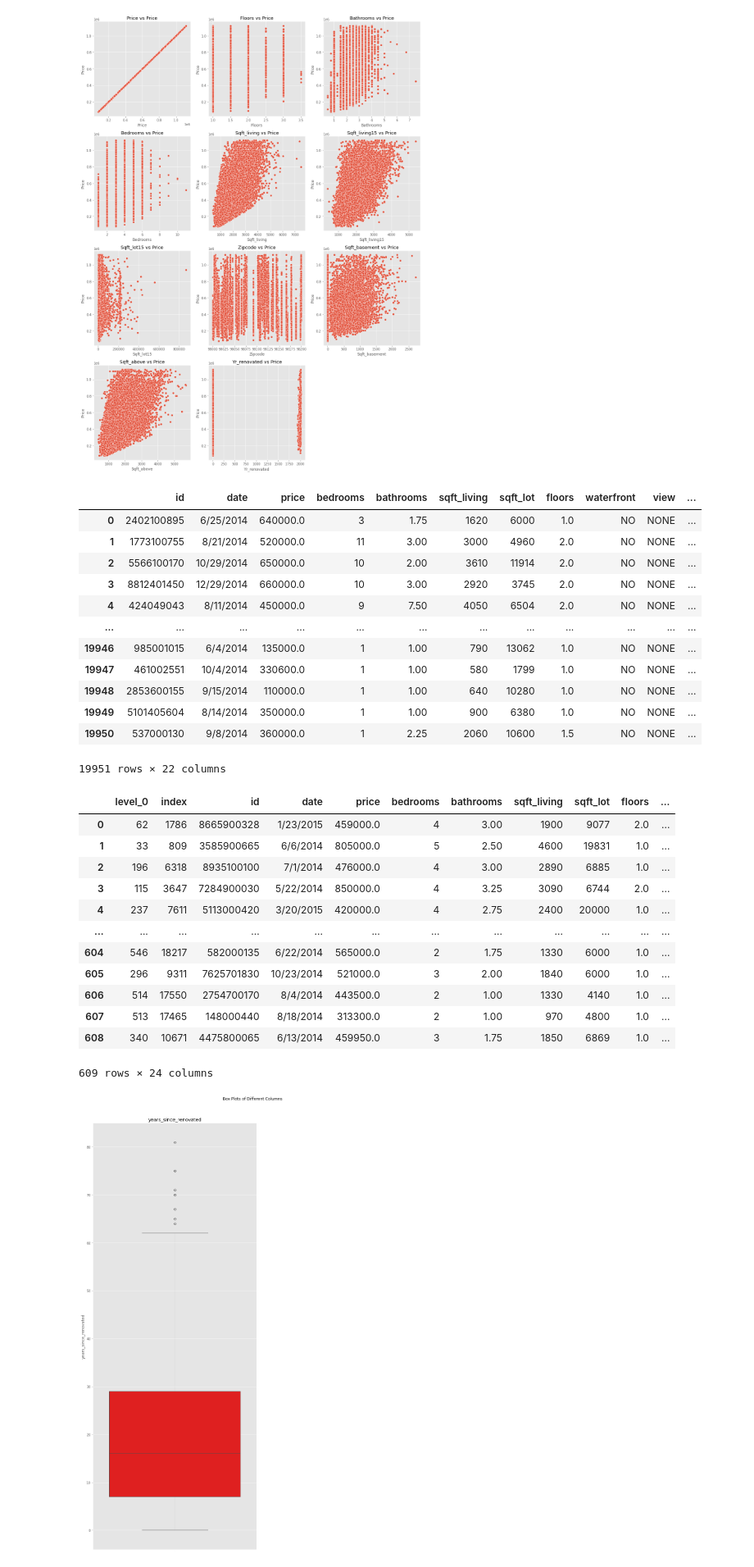
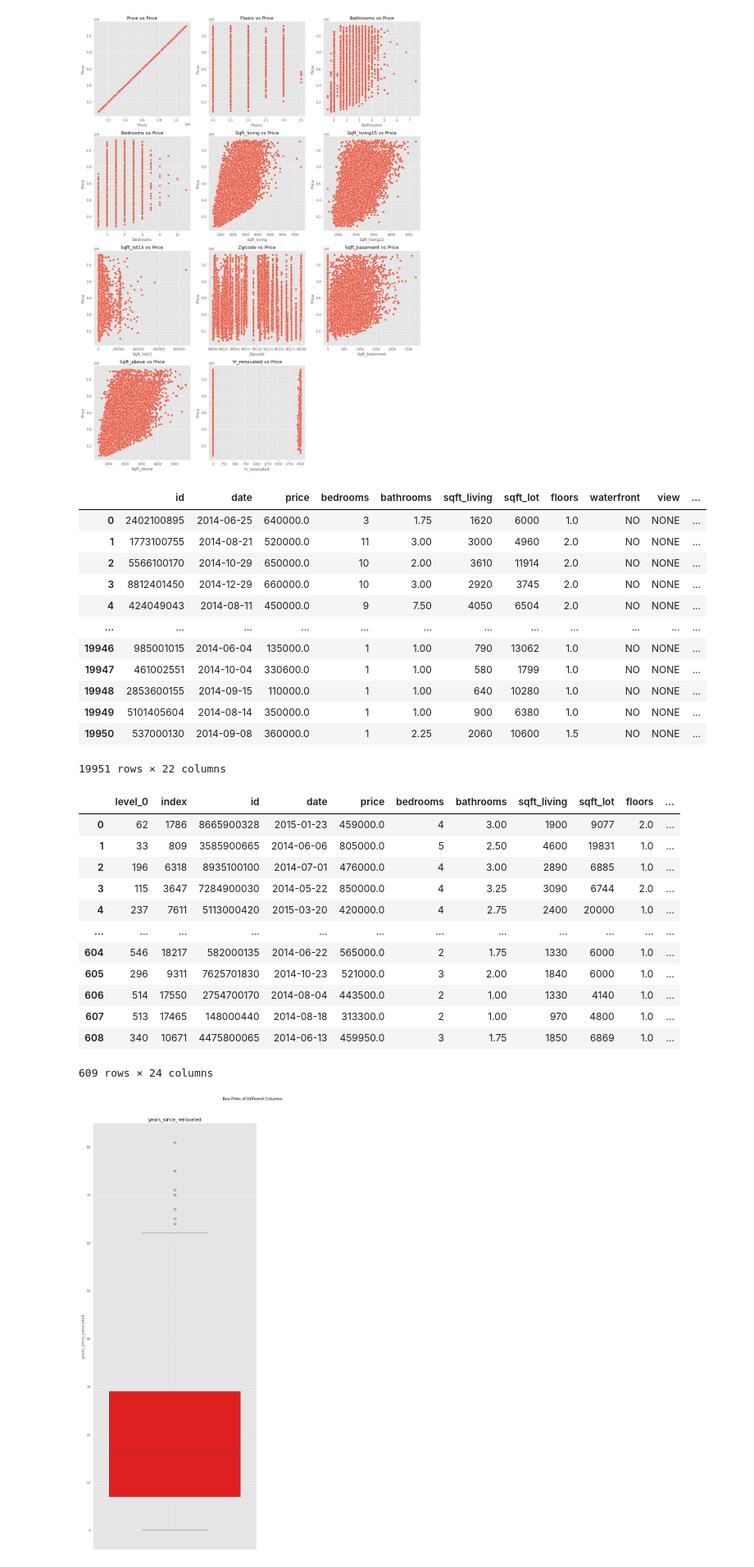
Before and after one commit to Bennie-Kibet/Phase-2-project, a Jupyter notebook: Work/josphat.ipynb, the cells around one changed output. Shown at 82% size. Drawn from its saved outputs; the diff is of its cells as text; code cells hidden in the pictures.

```diff
--- a/Work/josphat.ipynb
+++ b/Work/josphat.ipynb
@@ -471,7 +488,7 @@ df_clean[['date', 'yr_renovated', 'yr_built']].sort_values(by='yr_renovated', as
 The date of the house sale is in a wrong format
 # %%
 #conversion of date of house sale to dtype datetime to confirm timeframe of dataset
-df_clean['date'] = pd.to_datetime(df_clean["date"])
-df_clean
+df_clean_2['date'] = pd.to_datetime(df_clean_2["date"])
+df_clean_2
 # %% [output]
 |  | id | date | price | bedrooms | bathrooms | sqft_living | sqft_lot | floors | waterfront | view | ... |
@@ -571,33 +588,33 @@ df_clean_2['years_since_renovated'] = 2015 - df_clean_2['yr_renovated']
 df_clean_2
 # %% [output]
 |  | id | date | price | bedrooms | bathrooms | sqft_living | sqft_lot | floors | waterfront | view | ... |
-| 0 | 2402100895 | 6/25/2014 | 640000.0 | 3 | 1.75 | 1620 | 6000 | 1.0 | NO | NONE | ... |
-| 1 | 1773100755 | 8/21/2014 | 520000.0 | 11 | 3.00 | 3000 | 4960 | 2.0 | NO | NONE | ... |
-| 2 | 5566100170 | 10/29/2014 | 650000.0 | 10 | 2.00 | 3610 | 11914 | 2.0 | NO | NONE | ... |
-| 3 | 8812401450 | 12/29/2014 | 660000.0 | 10 | 3.00 | 2920 | 3745 | 2.0 | NO | NONE | ... |
-| 4 | 424049043 | 8/11/2014 | 450000.0 | 9 | 7.50 | 4050 | 6504 | 2.0 | NO | NONE | ... |
+| 0 | 2402100895 | 2014-06-25 | 640000.0 | 3 | 1.75 | 1620 | 6000 | 1.0 | NO | NONE | ... |
+| 1 | 1773100755 | 2014-08-21 | 520000.0 | 11 | 3.00 | 3000 | 4960 | 2.0 | NO | NONE | ... |
+| 2 | 5566100170 | 2014-10-29 | 650000.0 | 10 | 2.00 | 3610 | 11914 | 2.0 | NO | NONE | ... |
+| 3 | 8812401450 | 2014-12-29 | 660000.0 | 10 | 3.00 | 2920 | 3745 | 2.0 | NO | NONE | ... |
+| 4 | 424049043 | 2014-08-11 | 450000.0 | 9 | 7.50 | 4050 | 6504 | 2.0 | NO | NONE | ... |
 | ... | ... | ... | ... | ... | ... | ... | ... | ... | ... | ... | ... |
-| 19946 | 985001015 | 6/4/2014 | 135000.0 | 1 | 1.00 | 790 | 13062 | 1.0 | NO | NONE | ... |
-| 19947 | 461002551 | 10/4/2014 | 330600.0 | 1 | 1.00 | 580 | 1799 | 1.0 | NO | NONE | ... |
-| 19948 | 2853600155 | 9/15/2014 | 110000.0 | 1 | 1.00 | 640 | 10280 | 1.0 | NO | NONE | ... |
-| 19949 | 5101405604 | 8/14/2014 | 350000.0 | 1 | 1.00 | 900 | 6380 | 1.0 | NO | NONE | ... |
-| 19950 | 537000130 | 9/8/2014 | 360000.0 | 1 | 2.25 | 2060 | 10600 | 1.5 | NO | NONE | ... |
+| 19946 | 985001015 | 2014-06-04 | 135000.0 | 1 | 1.00 | 790 | 13062 | 1.0 | NO | NONE | ... |
+| 19947 | 461002551 | 2014-10-04 | 330600.0 | 1 | 1.00 | 580 | 1799 | 1.0 | NO | NONE | ... |
+| 19948 | 2853600155 | 2014-09-15 | 110000.0 | 1 | 1.00 | 640 | 10280 | 1.0 | NO | NONE | ... |
+| 19949 | 5101405604 | 2014-08-14 | 350000.0 | 1 | 1.00 | 900 | 6380 | 1.0 | NO | NONE | ... |
+| 19950 | 537000130 | 2014-09-08 | 360000.0 | 1 | 2.25 | 2060 | 10600 | 1.5 | NO | NONE | ... |
 19951 rows × 22 columns
 # %%
-filtered_df = df_clean_2[df_clean_2['years_since_renovated'] != 2015].reset_index()
-filtered_df.sort_values(by='years_since_renovated', ascending=True).reset_index()
+df_clean_4 = df_clean_2[df_clean_2['years_since_renovated'] != 2015].reset_index()
+df_clean_4.sort_values(by='years_since_renovated', ascending=True).reset_index()
 # %% [output]
 |  | level_0 | index | id | date | price | bedrooms | bathrooms | sqft_living | sqft_lot | floors | ... |
-| 0 | 62 | 1786 | 8665900328 | 1/23/2015 | 459000.0 | 4 | 3.00 | 1900 | 9077 | 2.0 | ... |
-| 1 | 33 | 809 | 3585900665 | 6/6/2014 | 805000.0 | 5 | 2.50 | 4600 | 19831 | 1.0 | ... |
-| 2 | 196 | 6318 | 8935100100 | 7/1/2014 | 476000.0 | 4 | 3.00 | 2890 | 6885 | 1.0 | ... |
-| 3 | 115 | 3647 | 7284900030 | 5/22/2014 | 850000.0 | 4 | 3.25 | 3090 | 6744 | 2.0 | ... |
-| 4 | 237 | 7611 | 5113000420 | 3/20/2015 | 420000.0 | 4 | 2.75 | 2400 | 20000 | 1.0 | ... |
+| 0 | 62 | 1786 | 8665900328 | 2015-01-23 | 459000.0 | 4 | 3.00 | 1900 | 9077 | 2.0 | ... |
+| 1 | 33 | 809 | 3585900665 | 2014-06-06 | 805000.0 | 5 | 2.50 | 4600 | 19831 | 1.0 | ... |
+| 2 | 196 | 6318 | 8935100100 | 2014-07-01 | 476000.0 | 4 | 3.00 | 2890 | 6885 | 1.0 | ... |
+| 3 | 115 | 3647 | 7284900030 | 2014-05-22 | 850000.0 | 4 | 3.25 | 3090 | 6744 | 2.0 | ... |
+| 4 | 237 | 7611 | 5113000420 | 2015-03-20 | 420000.0 | 4 | 2.75 | 2400 | 20000 | 1.0 | ... |
 | ... | ... | ... | ... | ... | ... | ... | ... | ... | ... | ... | ... |
-| 604 | 546 | 18217 | 582000135 | 6/22/2014 | 565000.0 | 2 | 1.75 | 1330 | 6000 | 1.0 | ... |
-| 605 | 296 | 9311 | 7625701830 | 10/23/2014 | 521000.0 | 3 | 2.00 | 1840 | 6000 | 1.0 | ... |
-| 606 | 514 | 17550 | 2754700170 | 8/4/2014 | 443500.0 | 2 | 1.00 | 1330 | 4140 | 1.0 | ... |
-| 607 | 513 | 17465 | 148000440 | 8/18/2014 | 313300.0 | 2 | 1.00 | 970 | 4800 | 1.0 | ... |
-| 608 | 340 | 10671 | 4475800065 | 6/13/2014 | 459950.0 | 3 | 1.75 | 1850 | 6869 | 1.0 | ... |
+| 604 | 546 | 18217 | 582000135 | 2014-06-22 | 565000.0 | 2 | 1.75 | 1330 | 6000 | 1.0 | ... |
+| 605 | 296 | 9311 | 7625701830 | 2014-10-23 | 521000.0 | 3 | 2.00 | 1840 | 6000 | 1.0 | ... |
+| 606 | 514 | 17550 | 2754700170 | 2014-08-04 | 443500.0 | 2 | 1.00 | 1330 | 4140 | 1.0 | ... |
+| 607 | 513 | 17465 | 148000440 | 2014-08-18 | 313300.0 | 2 | 1.00 | 970 | 4800 | 1.0 | ... |
+| 608 | 340 | 10671 | 4475800065 | 2014-06-13 | 459950.0 | 3 | 1.75 | 1850 | 6869 | 1.0 | ... |
 609 rows × 24 columns
 # %%
```
Also changed, not shown: parts of 18 cells of this notebook.
